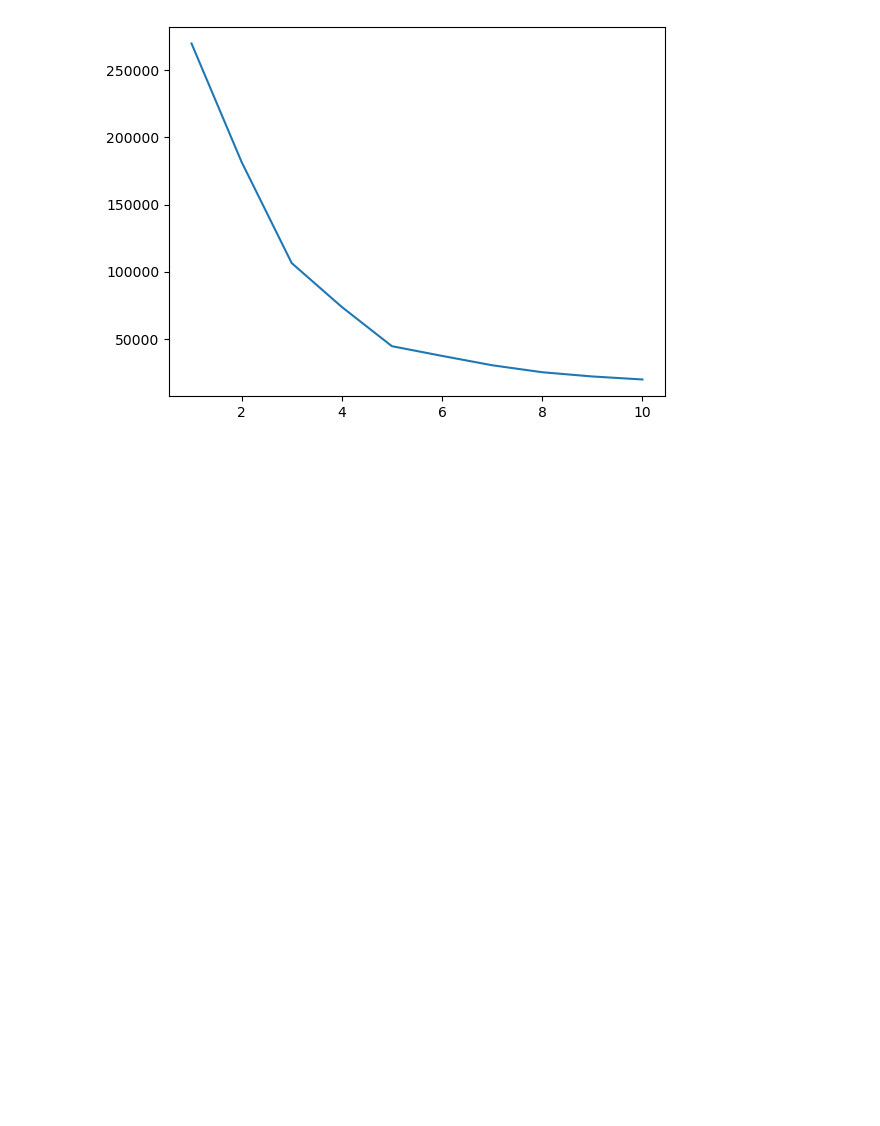
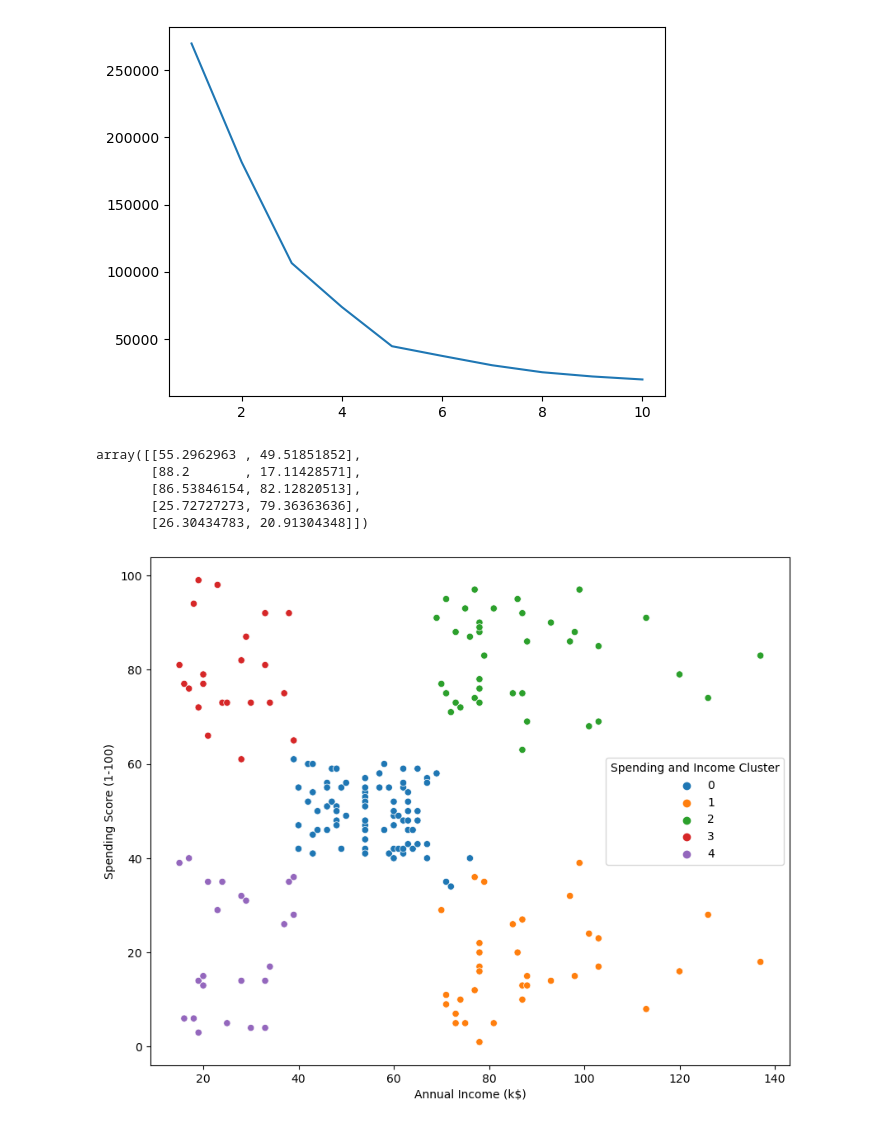
Before and after one commit to pernebay-arailym/Project_15_Customer_Segmentation_Clustering, a Jupyter notebook: customer_seg_clustering.ipynb, the cells around one changed output. Saved outputs shown, nothing was run; the diff lists cells and outputs as text; code cells hidden in the pictures; blank space fills up the shorter version.

Commit message:
plotted the data , found centers

```diff
--- a/customer_seg_clustering.ipynb
+++ b/customer_seg_clustering.ipynb
@@ -227,3 +227,17 @@ plt.plot(range(1,11), inertia_scores2)
 # %% [output]
 [<matplotlib.lines.Line2D at 0x...>]
 [figure]
+# %%
+clustering2.cluster_centers_
+# %% [output]
+array([[55.2962963 , 49.51851852],
+       [88.2       , 17.11428571],
+       [86.53846154, 82.12820513],
+       [25.72727273, 79.36363636],
+       [26.30434783, 20.91304348]])
+# %%
+plt.figure(figsize=(10,8))
+sns.scatterplot(data=df, x='Annual Income (k$)', y='Spending Score (1-100)', hue='Spending and Income Cluster', palette='tab10')
+plt.show()
+# %% [output]
+[figure, added]
```
